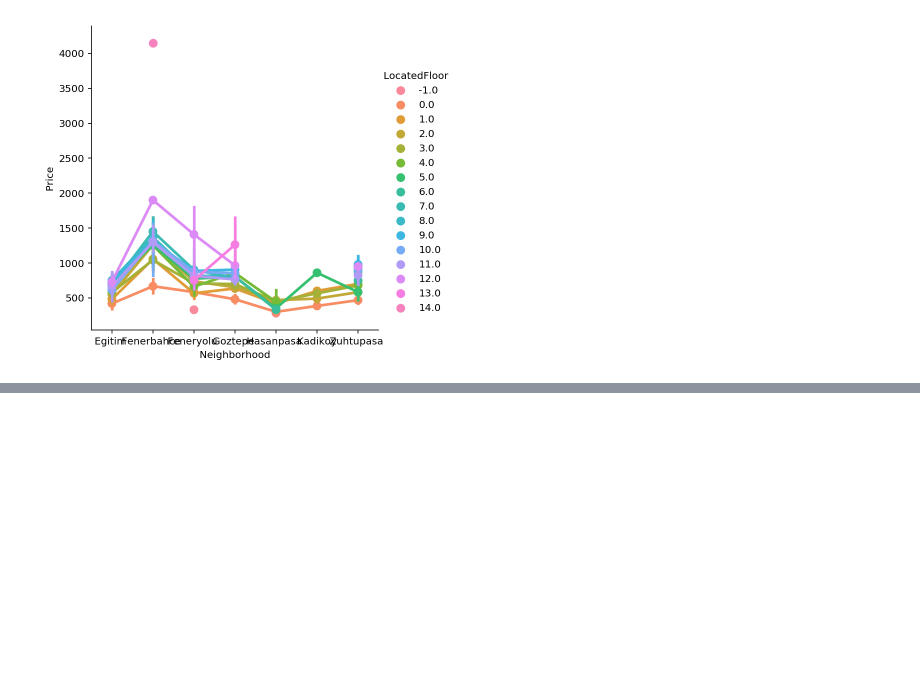
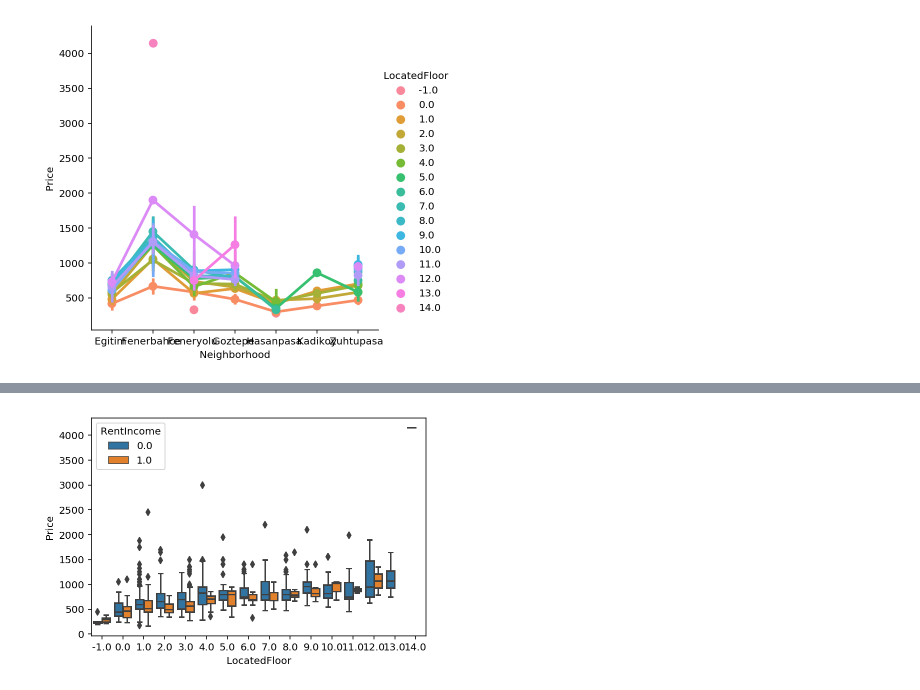
Before and after one commit to alpyts/AHV, a Jupyter notebook: Kadikoy Housing Price/Kadikoy_Konut_Fiyat.ipynb, the cells around one changed output, grey strips where cells are left out. Cells and saved outputs as stored; diff of their text form; code cells hidden in the pictures; blank space fills up the shorter version.

```diff
--- a/Kadikoy Housing Price/Kadikoy_Konut_Fiyat.ipynb
+++ b/Kadikoy Housing Price/Kadikoy_Konut_Fiyat.ipynb
@@ -311,0 +316,4 @@ sns.catplot(x = 'Neighborhood', y = 'Price', hue = 'LocatedFloor', kind = 'point
+# %%
+sns.boxplot(x = 'LocatedFloor', y= 'Price', hue = 'RentIncome', data = df);
+# %% [output]
+[figure, added]
```
Also changed, not shown: parts of 9 cells of this notebook.
